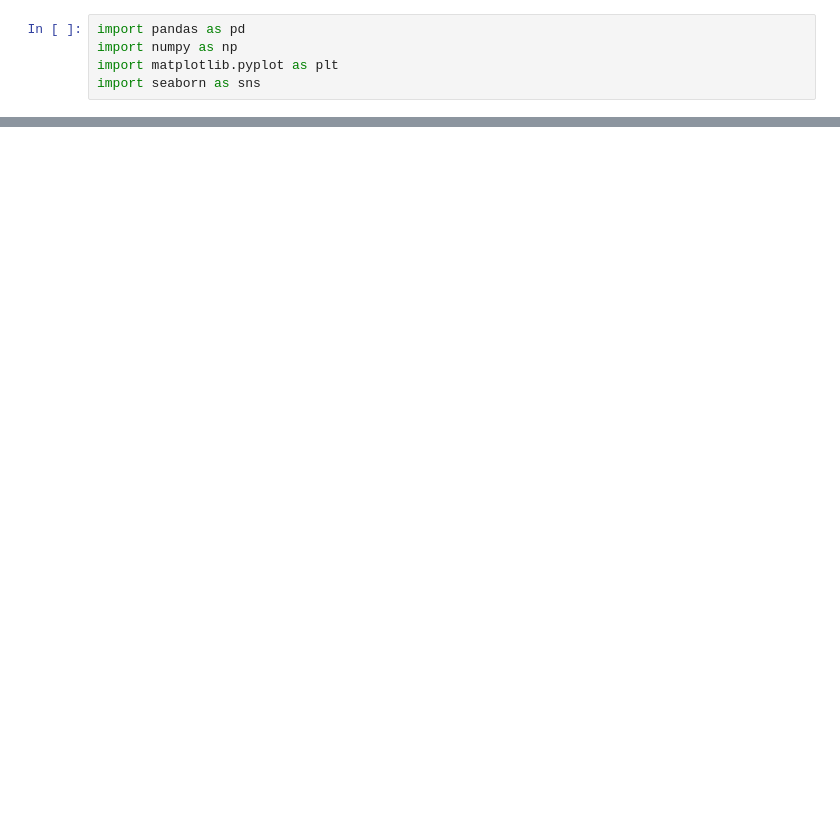
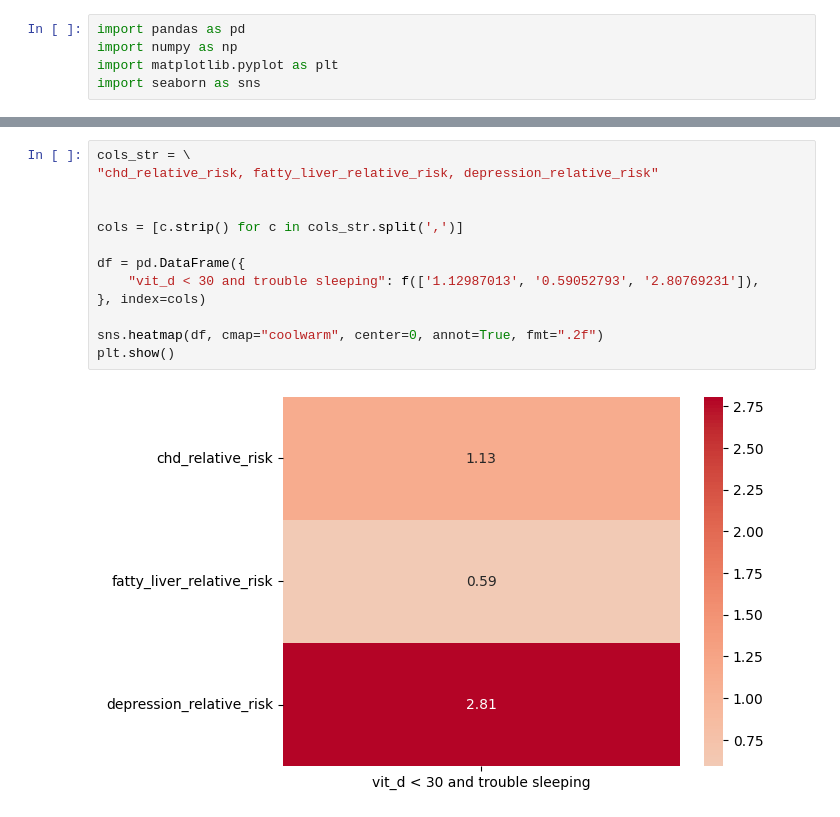
Before and after one commit to zda58/conv, a Jupyter notebook: plot.ipynb, the cells around one changed output, grey strips where cells are left out. Cells and saved outputs as stored; diff of their text form; blank space fills up the shorter version.

```diff
--- a/plot.ipynb
+++ b/plot.ipynb
@@ -44,0 +47,15 @@ plt.show()
+# %%
+cols_str = \
+"chd_relative_risk, fatty_liver_relative_risk, depression_relative_risk"
+
+
+cols = [c.strip() for c in cols_str.split(',')]
+
+df = pd.DataFrame({
+    "vit_d < 30 and trouble sleeping": f(['1.12987013', '0.59052793', '2.80769231']),
+}, index=cols)
+
+sns.heatmap(df, cmap="coolwarm", center=0, annot=True, fmt=".2f")
+plt.show()
+# %% [output]
+[figure, added]
```
Also changed, not shown: parts of 3 cells of this notebook, 1 other file.
